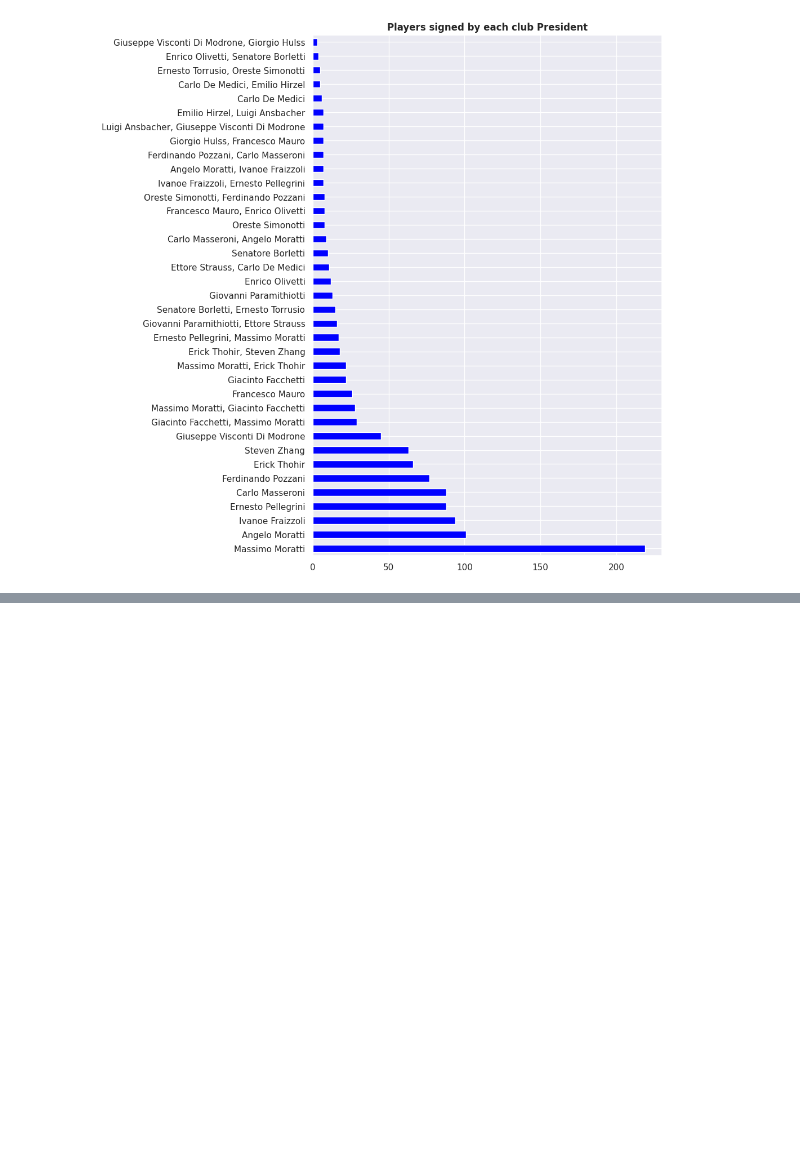
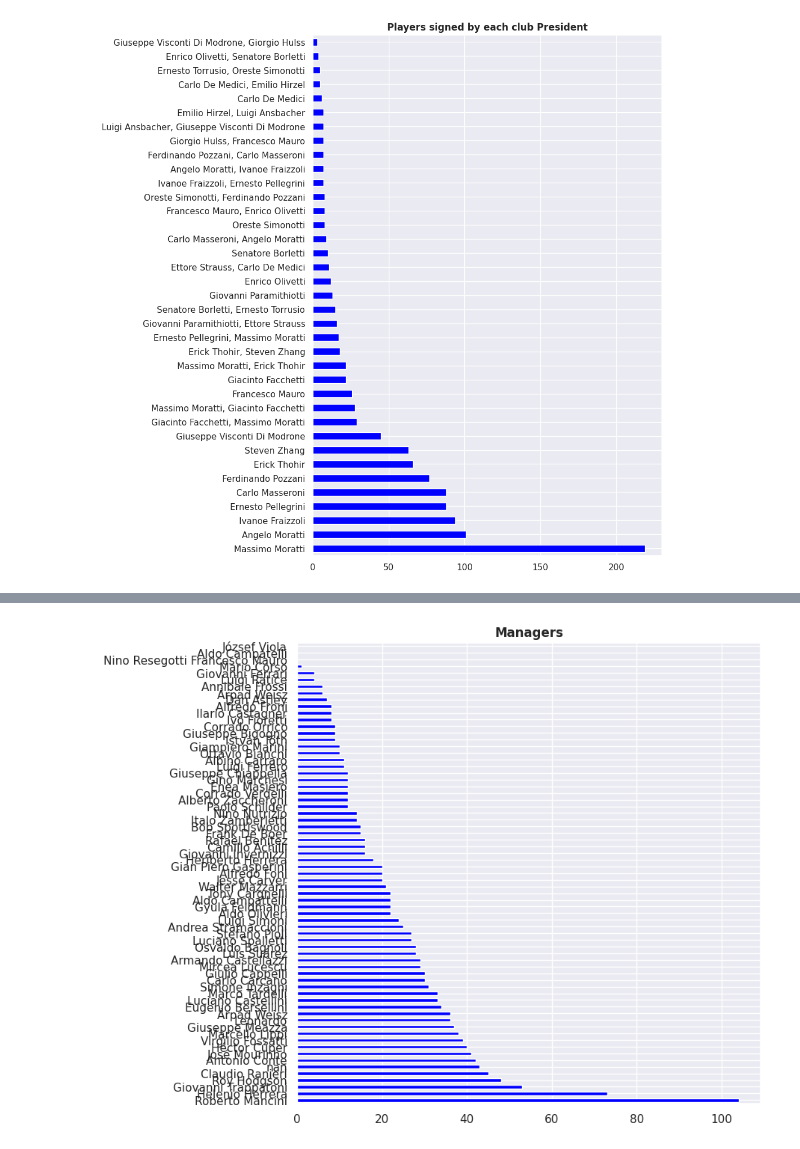
Before and after one commit to guilhermelaviola/InterMilan, a Jupyter notebook: AllPlayers.ipynb, the cells around one changed output, grey strips where cells are left out. Drawn from its saved outputs; the diff is of its cells as text; code cells hidden in the pictures; blank space fills up the shorter version.

Commit message:
I added some metrics for club presidents and managers data.

```diff
--- a/AllPlayers.ipynb
+++ b/AllPlayers.ipynb
@@ -86,3 +86,22 @@ plt.title('Players signed by each club President', fontweight = 'bold')
 plt.show()
 # %% [output]
 [figure]
+# %%
+players['Club President'] = players['Club President'].astype(str)
+
+# Splitting the managers names by comma and removing leading spaces:
+players['Club President'] = players['Club President'].str.split(',').apply(lambda x : [i.strip() for i in x])
+
+# Exploding the list into separate rows:
+players = players.explode('Club President')
+
+# Counting Matrix using crosstab method:
+president_counts = pd.crosstab(index = players.index, columns = players['Club President'], margins = False).to_dict('index')
+president_counts = pd.DataFrame(president_counts)
+
+# Counting the number of 0s and 1s in each row:
+counts = (president_counts.apply(lambda row : [sum(row == 0), sum(row == 1)], axis = 1))
+# %%
+# Defining and displaying the final count with 2 columns ('False' and 'True'):
+counts = pd.DataFrame(counts.tolist(), index = counts.index, columns = ['False', 'True'])
+print(counts)
@@ -88,0 +126,8 @@ plt.show()
+# %%
+# Displaying the count of Inter presidents in office by season:
+counts['True'].sort_values(ascending = False).plot(kind = 'barh', color = 'blue', figsize = (8, 8))
+plt.ylabel(None)
+plt.title('Managers', fontweight = 'bold')
+plt.show()
+# %% [output]
+[figure, added]
```
Also changed, not shown: parts of 7 cells of this notebook.
